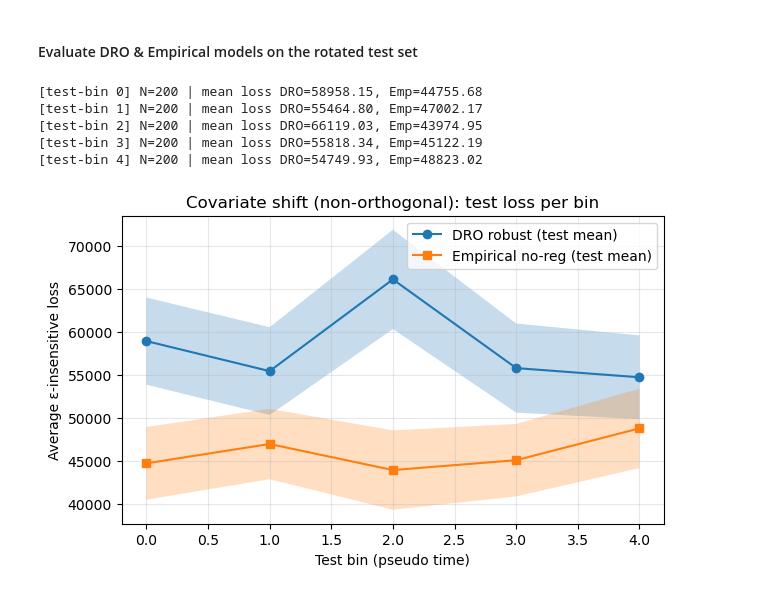
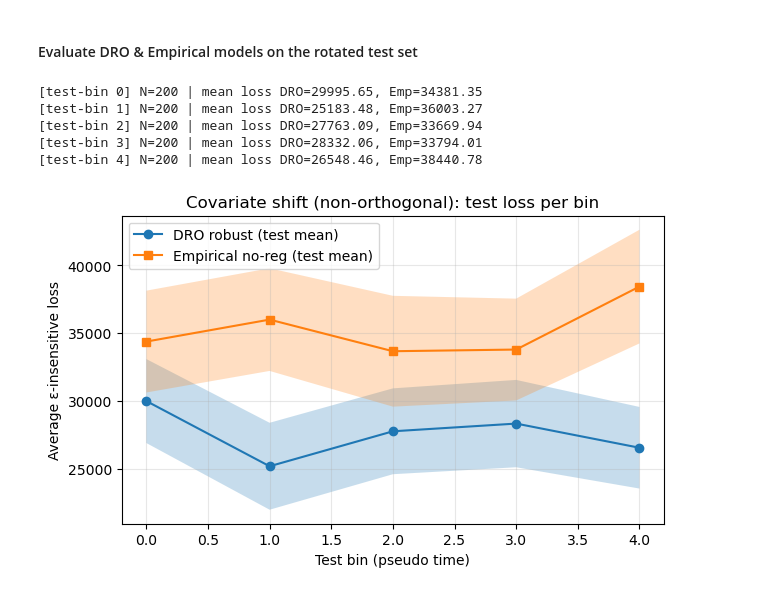
Before and after one commit to ujicrush/SP2, a Jupyter notebook: debug file.ipynb, the cells around one changed output. Saved outputs shown, nothing was run; the diff lists cells and outputs as text; code cells hidden in the pictures.

```diff
--- a/debug file.ipynb
+++ b/debug file.ipynb
@@ -208,8 +249,8 @@ for t in range(T):
     # (6) Solve DRO-SVR
     (w_t, b_t), status = solve_dro_svr(
         X_all, y_all, ell, upp, pi_t,
-        epsilon=60000.0, rho=1,
-        kappa=10,          # 推荐先试 1e4~1e5（未标准化且 y≈1e6 量级）
+        epsilon=80000.0, rho=0.5,
+        kappa=1e4,          # 推荐先试 1e4~1e5（未标准化且 y≈1e6 量级）
         lam_ridge=1e-8,     # 保持打开更稳；很稳后可设 0
         use_mosek=True
     )
@@ -218,7 +259,7 @@ for t in range(T):
 
     # (7) Empirical ε-SVR
     (w_emp, b_emp), status_emp = solve_empirical_svr_noreg(
-        X_all, y_all, epsilon=60000.0, sample_weights=pi_t
+        X_all, y_all, epsilon=80000.0, sample_weights=pi_t
     )
     w_emp_series.append((w_emp, b_emp))
     print(f"[t={t}] Empirical SVR solved (status={status_emp}), ||w||₂ = {np.linalg.norm(w_emp):.3e}, b = {b_emp:.2f}")
@@ -226,8 +267,8 @@ for t in range(T):
     # (8) Compute losses on current batch
     y_pred_rob = X_t @ w_t + b_t
     y_pred_emp = X_t @ w_emp + b_emp
-    L_t_rob = eps_ins_loss(y_t, y_pred_rob, eps=60000.0)
-    L_t_emp = eps_ins_loss(y_t, y_pred_emp, eps=60000.0)
+    L_t_rob = eps_ins_loss(y_t, y_pred_rob, eps=80000.0)
+    L_t_emp = eps_ins_loss(y_t, y_pred_emp, eps=80000.0)
     loss_mean_rob.append(L_t_rob.mean())
     loss_sem_rob.append(L_t_rob.std(ddof=1) / np.sqrt(len(L_t_rob)))
     loss_mean_emp.append(L_t_emp.mean())
@@ -343,44 +384,44 @@ for t in range(T_test):
     y_emp_test_pred = X_bin @ w_emp + b_emp
 
     # ε-insensitive loss per bin
-    L_rob_test = eps_ins_loss(y_bin, y_rob_test_pred, eps=60000.0)
-    L_emp_test = eps_ins_loss(y_bin, y_emp_test_pred, eps=60000.0)
+    L_rob_test = eps_ins_loss(y_bin, y_rob_test_pred, eps=80000.0)
+    L_emp_test = eps_ins_loss(y_bin, y_emp_test_pred, eps=80000.0)
 
     # aggregate: mean and standard error
     test_mean_rob.append(L_rob_test.mean())
     test_sem_rob.append(L_rob_test.std(ddof=1) / np.sqrt(len(L_rob_test)))
     test_mean_emp.append(L_emp_test.mean())
     test_sem_emp.append(L_emp_test.std(ddof=1) / np.sqrt(len(L_emp_test)))
 
     print(f"[test-bin {t}] N={len(idx)} | mean loss DRO={test_mean_rob[-1]:.2f}, Emp={test_mean_emp[-1]:.2f}")
 
 t_axis = np.arange(T_test)
 plt.figure(figsize=(7, 4))
 
 # DRO on test
 plt.plot(t_axis, test_mean_rob, marker="o", label="DRO robust (test mean)")
 plt.fill_between(t_axis,
                  np.array(test_mean_rob) - np.array(test_sem_rob),
                  np.array(test_mean_rob) + np.array(test_sem_rob),
                  alpha=0.25)
 
 # Empirical on test
 plt.plot(t_axis, test_mean_emp, marker="s", label="Empirical no-reg (test mean)")
 plt.fill_between(t_axis,
                  np.array(test_mean_emp) - np.array(test_sem_emp),
                  np.array(test_mean_emp) + np.array(test_sem_emp),
                  alpha=0.25)
 
 plt.xlabel("Test bin (pseudo time)")
 plt.ylabel("Average ε-insensitive loss")
 plt.title("Covariate shift (non-orthogonal): test loss per bin")
 plt.grid(True, alpha=0.3)
 plt.legend()
 plt.show()
 # %% [output]
-[test-bin 0] N=200 | mean loss DRO=58958.15, Emp=44755.68
-[test-bin 1] N=200 | mean loss DRO=55464.80, Emp=47002.17
-[test-bin 2] N=200 | mean loss DRO=66119.03, Emp=43974.95
-[test-bin 3] N=200 | mean loss DRO=55818.34, Emp=45122.19
-[test-bin 4] N=200 | mean loss DRO=54749.93, Emp=48823.02
+[test-bin 0] N=200 | mean loss DRO=29995.65, Emp=34381.35
+[test-bin 1] N=200 | mean loss DRO=25183.48, Emp=36003.27
+[test-bin 2] N=200 | mean loss DRO=27763.09, Emp=33669.94
+[test-bin 3] N=200 | mean loss DRO=28332.06, Emp=33794.01
+[test-bin 4] N=200 | mean loss DRO=26548.46, Emp=38440.78
-[figure, old version]
+[figure, new version]
```
Also changed, not shown: parts of 4 cells of this notebook.
